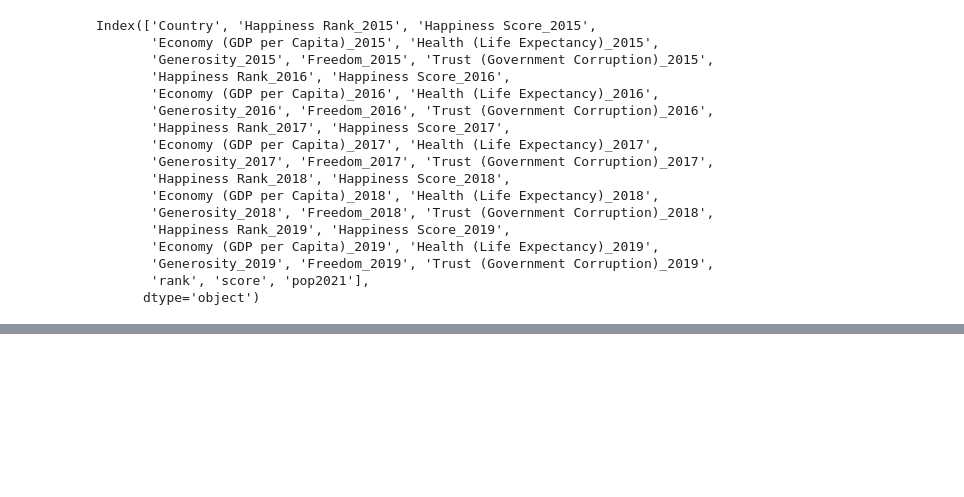
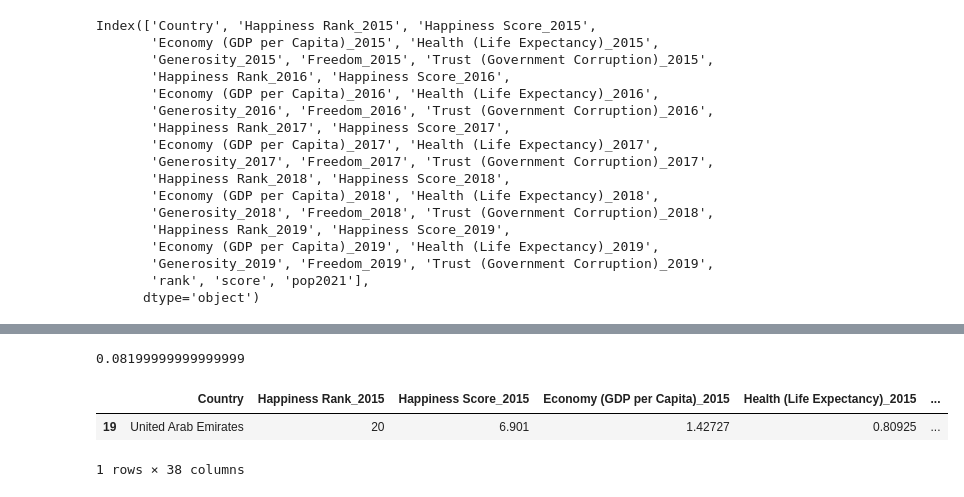
Before and after one commit to RachelNewberry/World_Happeniess_Project_1, a Jupyter notebook: world_happiness_versus_economic_freedom .ipynb, the cells around one changed output, grey strips where cells are left out. Saved outputs shown, nothing was run; the diff lists cells and outputs as text; code cells hidden in the pictures; blank space fills up the shorter version.

```diff
--- a/world_happiness_versus_economic_freedom .ipynb
+++ b/world_happiness_versus_economic_freedom .ipynb
@@ -276,0 +303,13 @@ df_final.head()
+# %%
+# Get the median Trust value for 2018
+Trust_2018 = df_final["Trust (Government Corruption)_2018"].median()
+Trust_2018
+# %% [output]
+0.08199999999999999
+# %%
+# Find the row with the missing value
+df_final[df_final["Trust (Government Corruption)_2018"].isna() == True]
+# %% [output]
+|  | Country | Happiness Rank_2015 | Happiness Score_2015 | Economy (GDP per Capita)_2015 | Health (Life Expectancy)_2015 | ... |
+| 19 | United Arab Emirates | 20 | 6.901 | 1.42727 | 0.80925 | ... |
+1 rows × 38 columns
```
Also changed, not shown: parts of 4 cells of this notebook.
